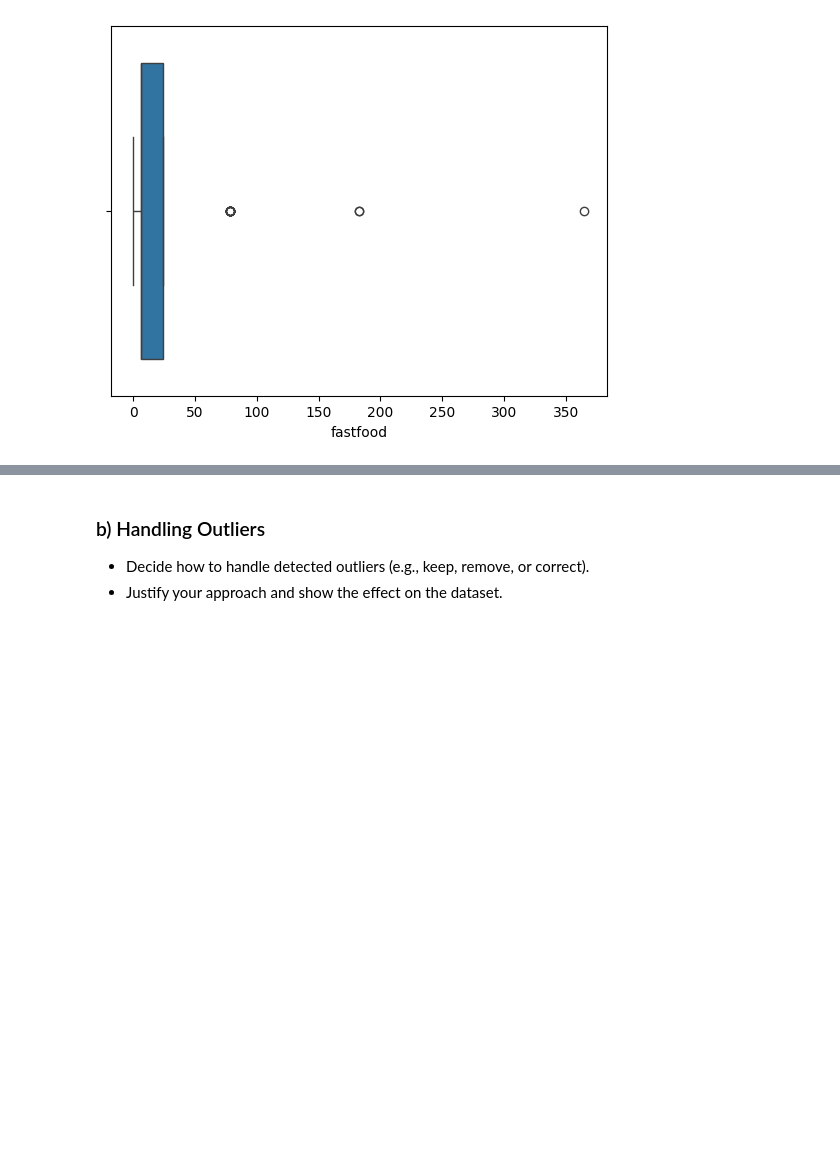
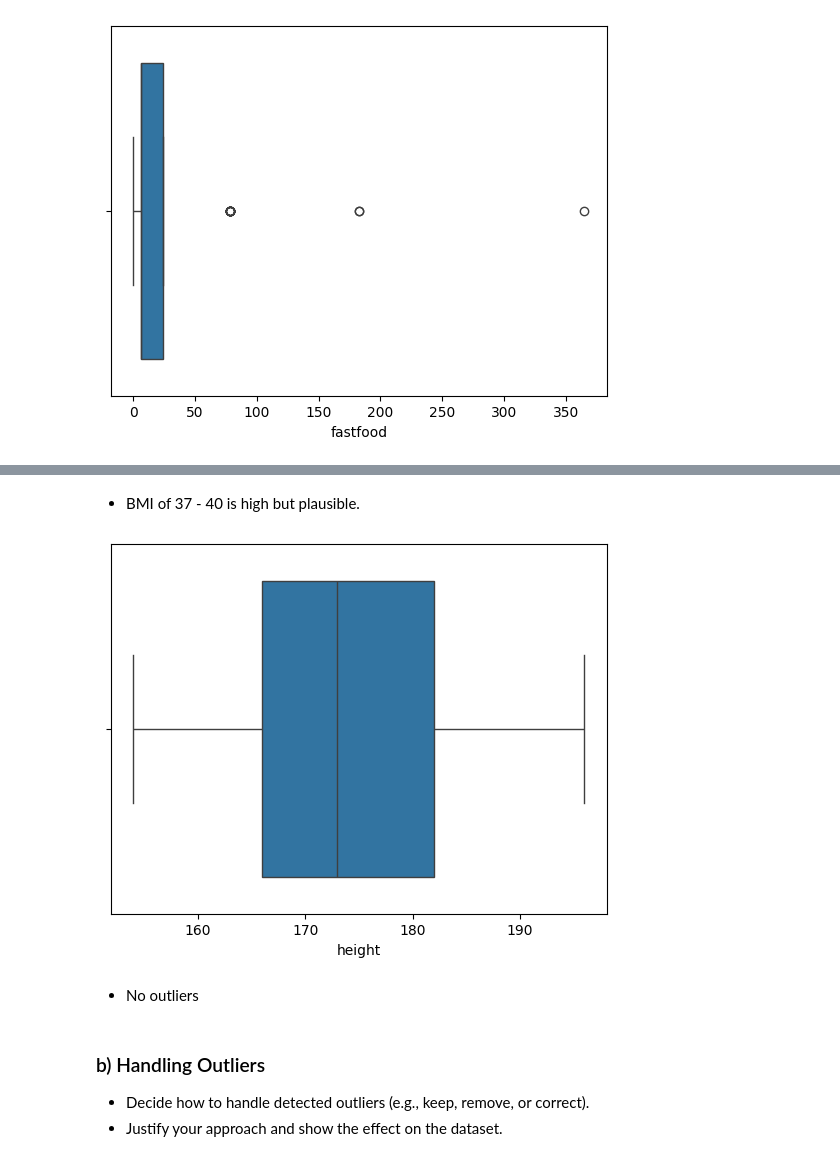
Before and after one commit to chandlershortlidge/lab-eda-bmi, a Jupyter notebook: your-code/Descriptive_Analysis_BMI.ipynb, the cells around one changed output, grey strips where cells are left out. Saved outputs shown, nothing was run; the diff lists cells and outputs as text; code cells hidden in the pictures; blank space fills up the shorter version.

```diff
--- a/your-code/Descriptive_Analysis_BMI.ipynb
+++ b/your-code/Descriptive_Analysis_BMI.ipynb
@@ -217,3 +366,12 @@ plt.show()
+# %% [markdown]
+- BMI of 37 - 40 is high but plausible.
+# %%
+sns.boxplot(data=df, x="height")
+plt.show()
+# %% [output]
+[figure, added]
+# %% [markdown]
+- No outliers
 # %% [markdown]
 
 ### b) Handling Outliers
```
Also changed, not shown: parts of 23 cells of this notebook.
